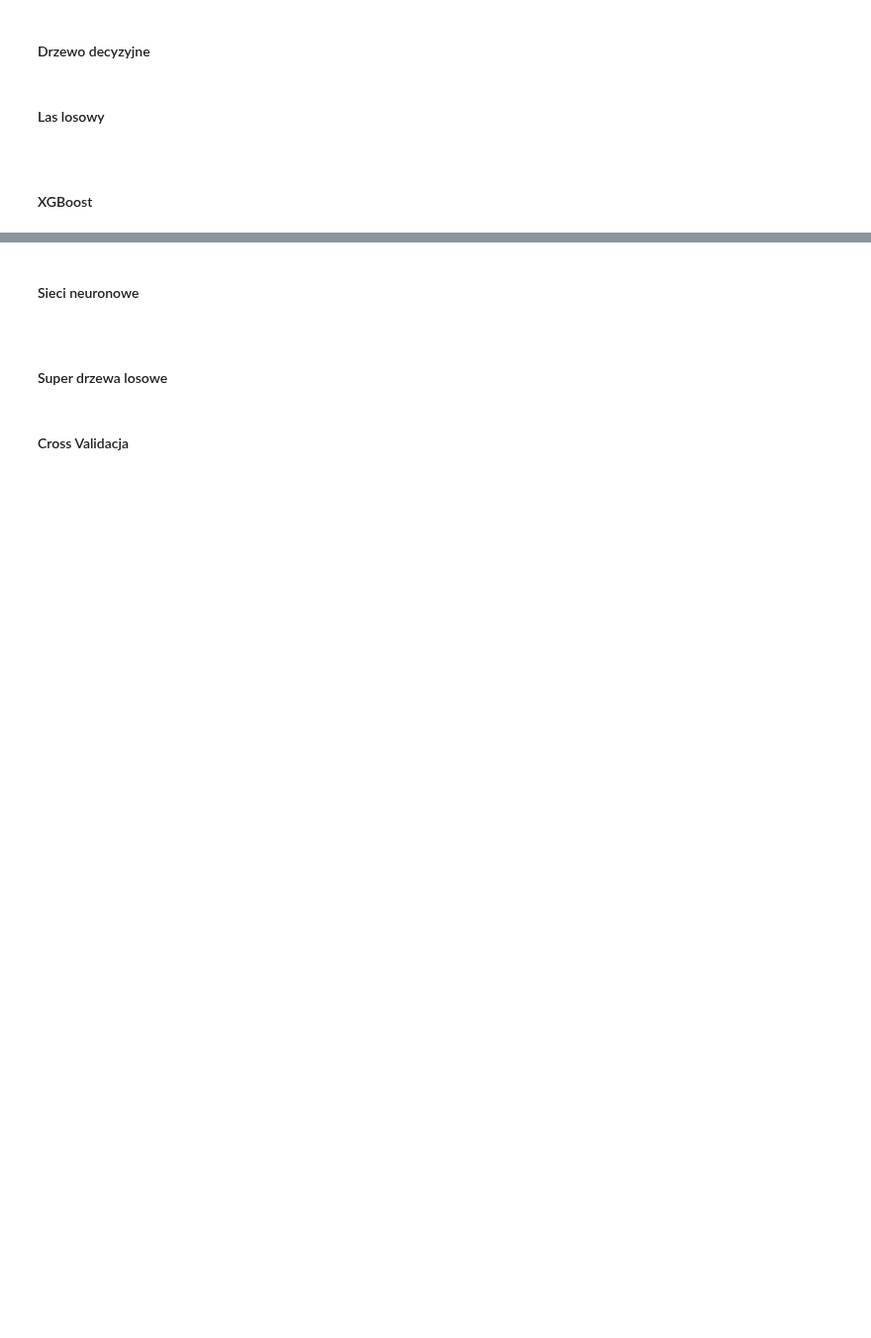
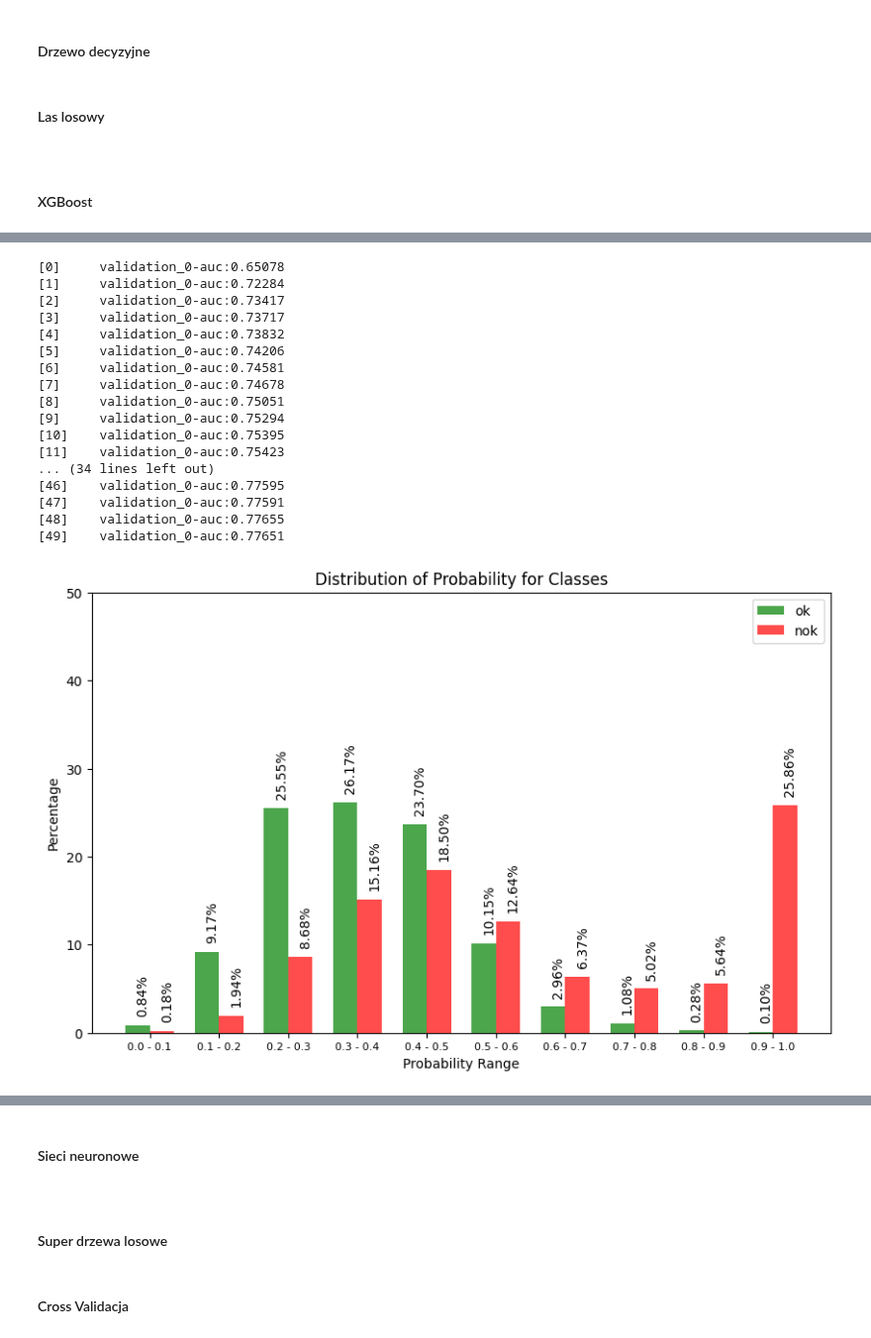
Before and after one commit to kubas99x/predict_quality_of_car_parts, a Jupyter notebook: src/traning_models.ipynb, the cells around one changed output, grey strips where cells are left out. Shown at 99% size. Saved outputs shown, nothing was run; the diff lists cells and outputs as text; code cells hidden in the pictures; blank space fills up the shorter version.

```diff
--- a/src/traning_models.ipynb
+++ b/src/traning_models.ipynb
@@ -41,4 +82,5 @@ clf = random_forest_model(*ml_data_ss.values(), run_name_="only_4_columns_1")
 # %% [markdown]
 <h4>XGBoost</h4>
 # %%
-clf = xgb_model(*ml_data_nn.values(), run_name_="test_nn")
+clf = xgb_model(*ml_data_nn.values(), run_name_="nn_final_model")
+# %% [output]
@@ -44,0 +89,18 @@ clf = xgb_model(*ml_data_nn.values(), run_name_="test_nn")
+[0]     validation_0-auc:0.65078
+[1]     validation_0-auc:0.72284
+[2]     validation_0-auc:0.73417
+[3]     validation_0-auc:0.73717
+[4]     validation_0-auc:0.73832
+[5]     validation_0-auc:0.74206
+[6]     validation_0-auc:0.74581
+[7]     validation_0-auc:0.74678
+[8]     validation_0-auc:0.75051
+[9]     validation_0-auc:0.75294
+[10]    validation_0-auc:0.75395
+[11]    validation_0-auc:0.75423
+... (34 lines left out)
+[46]    validation_0-auc:0.77595
+[47]    validation_0-auc:0.77591
+[48]    validation_0-auc:0.77655
+[49]    validation_0-auc:0.77651
+[figure, added]
```
Also changed, not shown: parts of 7 cells of this notebook, 2 other files.
